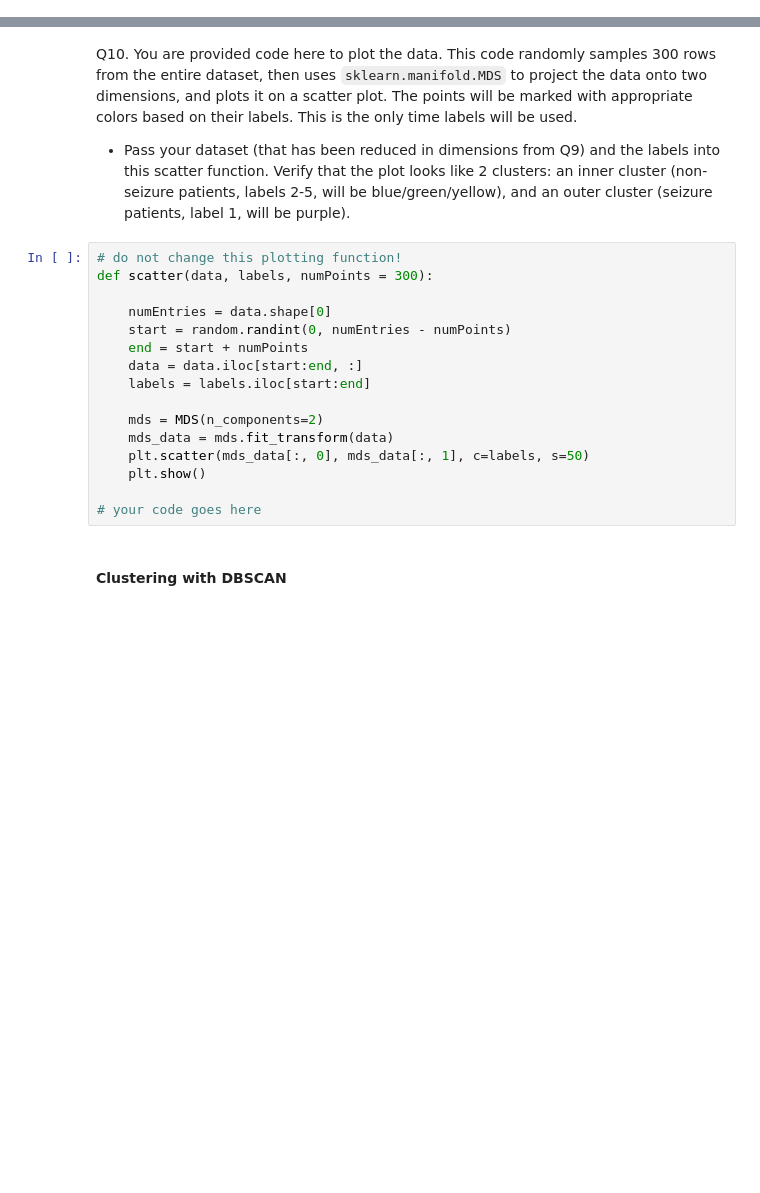
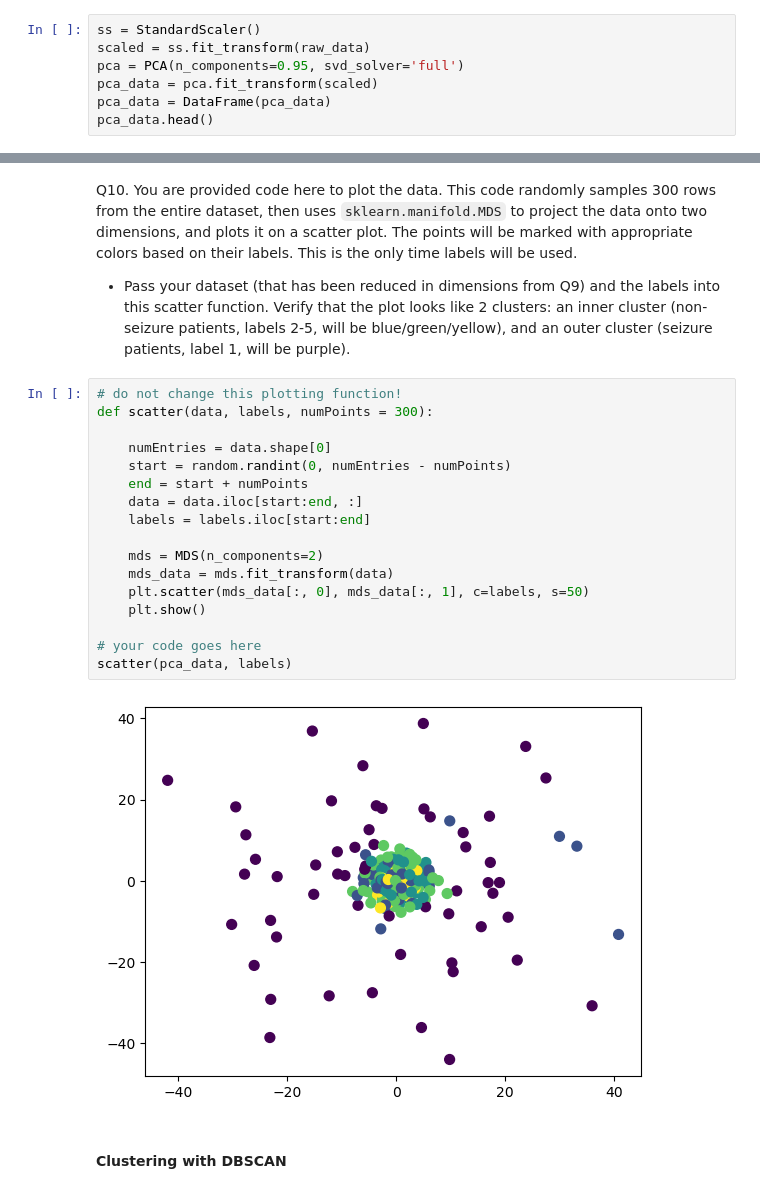
Before and after one commit to KishTheLay/mlhw5, a Jupyter notebook: HW5 - Clustering.ipynb, the cells around one changed output, grey strips where cells are left out. Drawn from its saved outputs; the diff is of its cells as text; blank space fills up the shorter version.

```diff
--- a/HW5 - Clustering.ipynb
+++ b/HW5 - Clustering.ipynb
@@ -218,3 +222,10 @@ Q9.
 * Use `fit_transform` to perform the dimensionality reduction.
 * Note that `fit_transform` returns a numpy array. Put your transformed data back into a Pandas DataFrame by doing something like this (subsitute your variable names): `data = DataFrame(pca_data)`.
 * Show the head of the resulting DataFrame (and make sure the dimensionality has actually been reduced).
+# %%
+ss = StandardScaler()
+scaled = ss.fit_transform(raw_data)
+pca = PCA(n_components=0.95, svd_solver='full')
+pca_data = pca.fit_transform(scaled)
+pca_data = DataFrame(pca_data)
+pca_data.head()
@@ -224,19 +243,22 @@ Q10. You are provided code here to plot the data. This code randomly samples 300
 # %%
 # do not change this plotting function!
 def scatter(data, labels, numPoints = 300):
 
     numEntries = data.shape[0]
     start = random.randint(0, numEntries - numPoints)
     end = start + numPoints
     data = data.iloc[start:end, :]
     labels = labels.iloc[start:end]
 
     mds = MDS(n_components=2)
     mds_data = mds.fit_transform(data)
     plt.scatter(mds_data[:, 0], mds_data[:, 1], c=labels, s=50)
     plt.show()
 
 # your code goes here
+scatter(pca_data, labels)
+# %% [output]
+[figure, added]
 # %% [markdown]
 #### Clustering with DBSCAN
 # %% [markdown]
```
Also changed, not shown: parts of 8 cells of this notebook.
